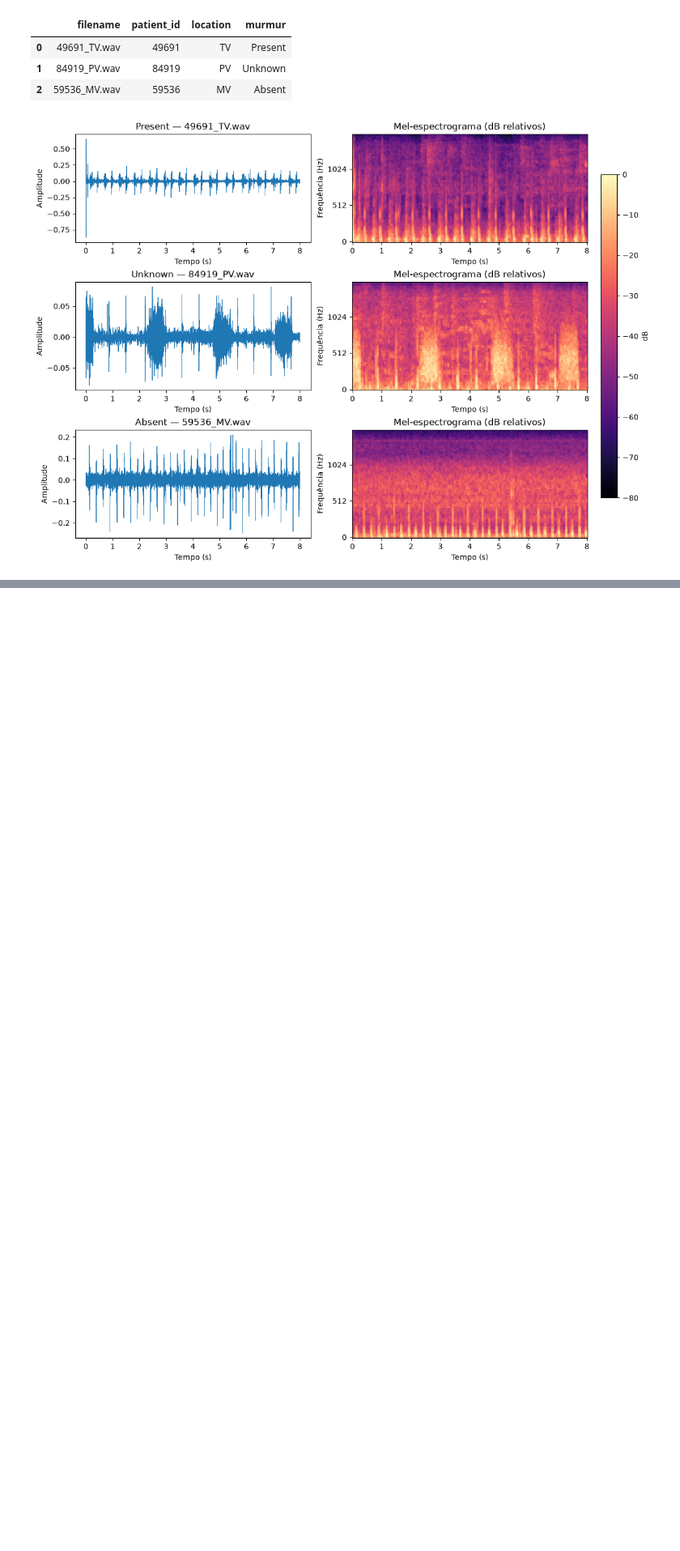
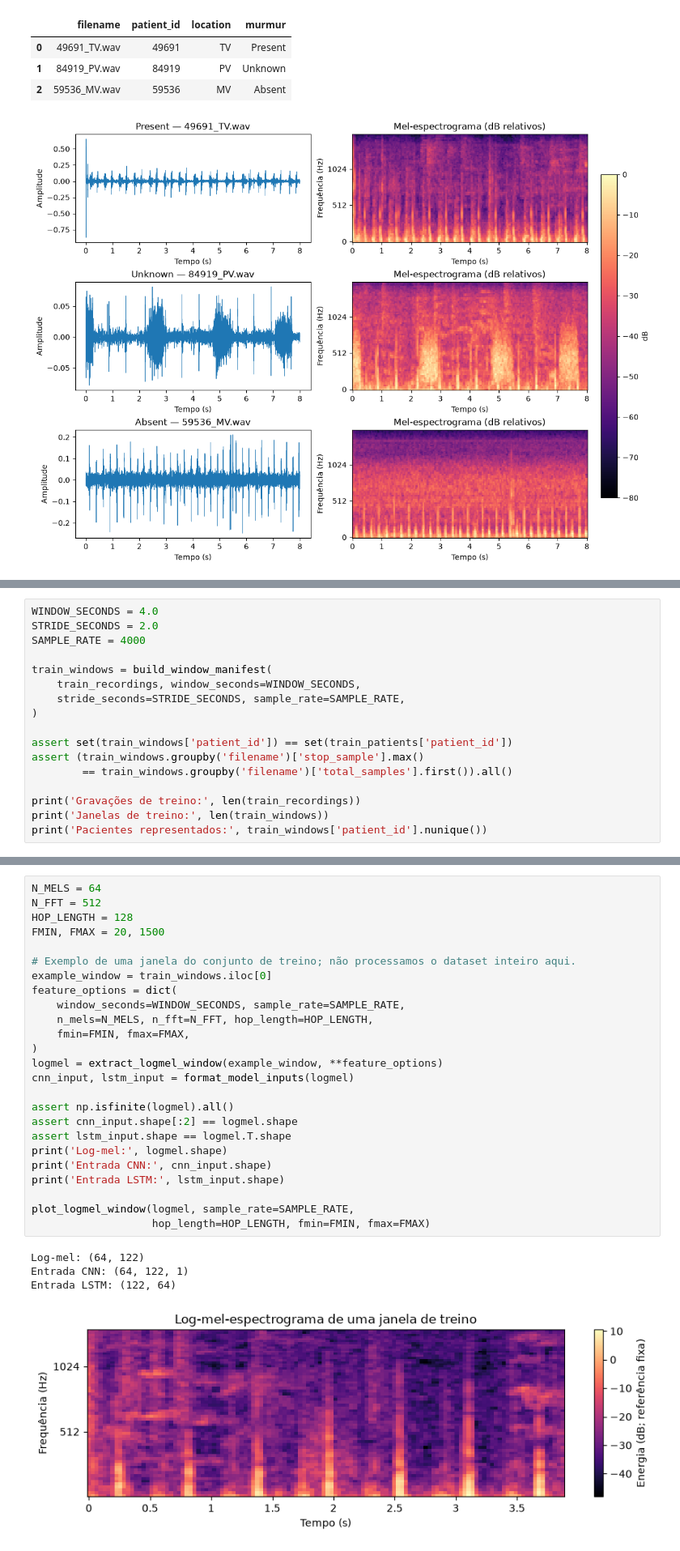
Before and after one commit to afonsogsdantos/Heart-Murmur-Classification, a Jupyter notebook: Heart_Murmur_Classification.ipynb, the cells around one changed output, grey strips where cells are left out. Shown at 81% size. Cells and saved outputs as stored; diff of their text form; blank space fills up the shorter version.

```diff
--- a/Heart_Murmur_Classification.ipynb
+++ b/Heart_Murmur_Classification.ipynb
@@ -285,0 +281,17 @@ Na próxima fase, definiremos o pré-processamento e a construção dos exemplos
+# %%
+WINDOW_SECONDS = 4.0
+STRIDE_SECONDS = 2.0
+SAMPLE_RATE = 4000
+
+train_windows = build_window_manifest(
+    train_recordings, window_seconds=WINDOW_SECONDS,
+    stride_seconds=STRIDE_SECONDS, sample_rate=SAMPLE_RATE,
+)
+
+assert set(train_windows['patient_id']) == set(train_patients['patient_id'])
+assert (train_windows.groupby('filename')['stop_sample'].max()
+        == train_windows.groupby('filename')['total_samples'].first()).all()
+
+print('Gravações de treino:', len(train_recordings))
+print('Janelas de treino:', len(train_windows))
+print('Pacientes representados:', train_windows['patient_id'].nunique())
@@ -285,0 +320,30 @@ Na próxima fase, definiremos o pré-processamento e a construção dos exemplos
+# %%
+N_MELS = 64
+N_FFT = 512
+HOP_LENGTH = 128
+FMIN, FMAX = 20, 1500
+
+# Exemplo de uma janela do conjunto de treino; não processamos o dataset inteiro aqui.
+example_window = train_windows.iloc[0]
+feature_options = dict(
+    window_seconds=WINDOW_SECONDS, sample_rate=SAMPLE_RATE,
+    n_mels=N_MELS, n_fft=N_FFT, hop_length=HOP_LENGTH,
+    fmin=FMIN, fmax=FMAX,
+)
+logmel = extract_logmel_window(example_window, **feature_options)
+cnn_input, lstm_input = format_model_inputs(logmel)
+
+assert np.isfinite(logmel).all()
+assert cnn_input.shape[:2] == logmel.shape
+assert lstm_input.shape == logmel.T.shape
+print('Log-mel:', logmel.shape)
+print('Entrada CNN:', cnn_input.shape)
+print('Entrada LSTM:', lstm_input.shape)
+
+plot_logmel_window(logmel, sample_rate=SAMPLE_RATE,
+                   hop_length=HOP_LENGTH, fmin=FMIN, fmax=FMAX)
+# %% [output]
+Log-mel: (64, 122)
+Entrada CNN: (64, 122, 1)
+Entrada LSTM: (122, 64)
+[figure, added]
```
Also changed, not shown: parts of 31 cells of this notebook, 1 other file.
